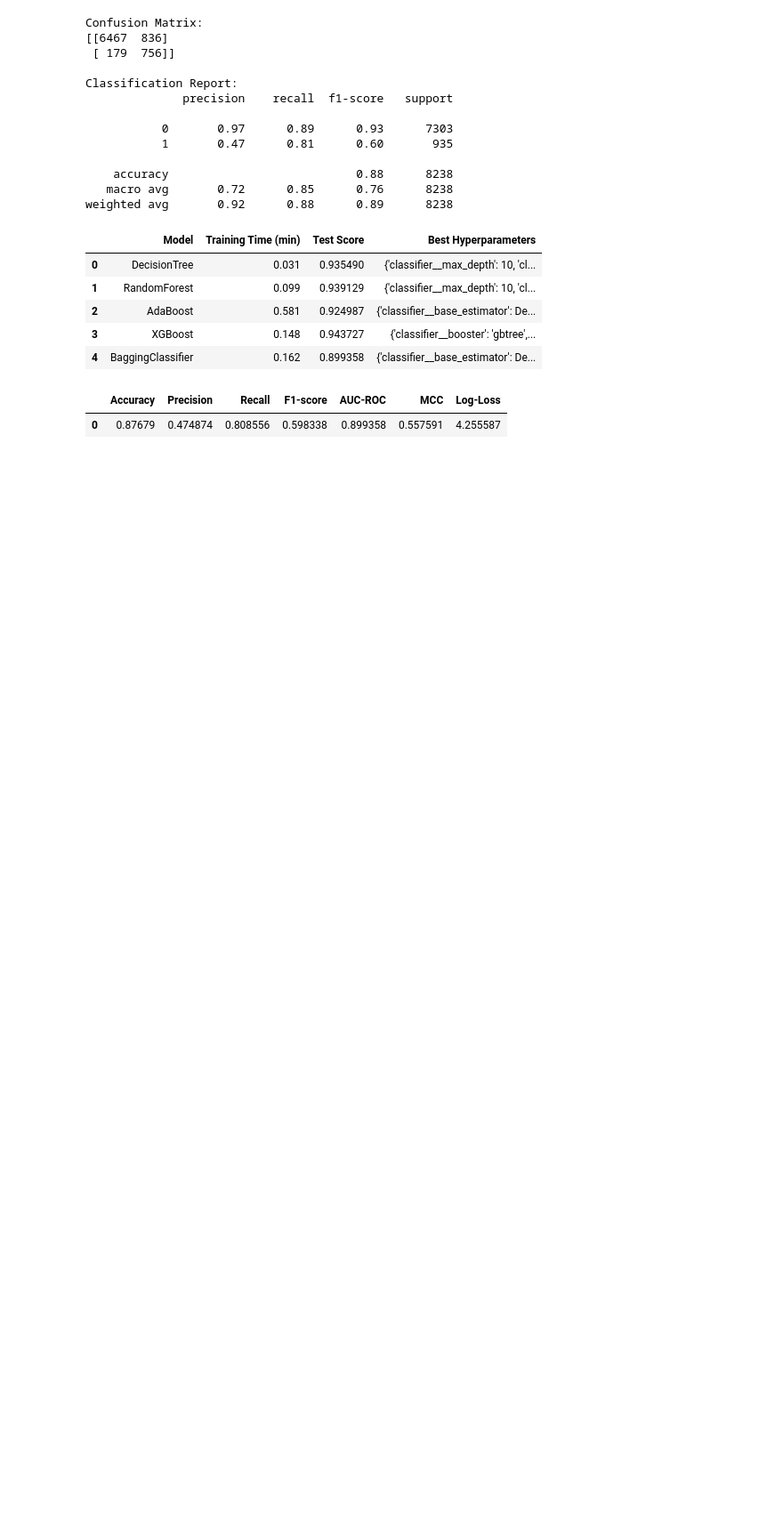
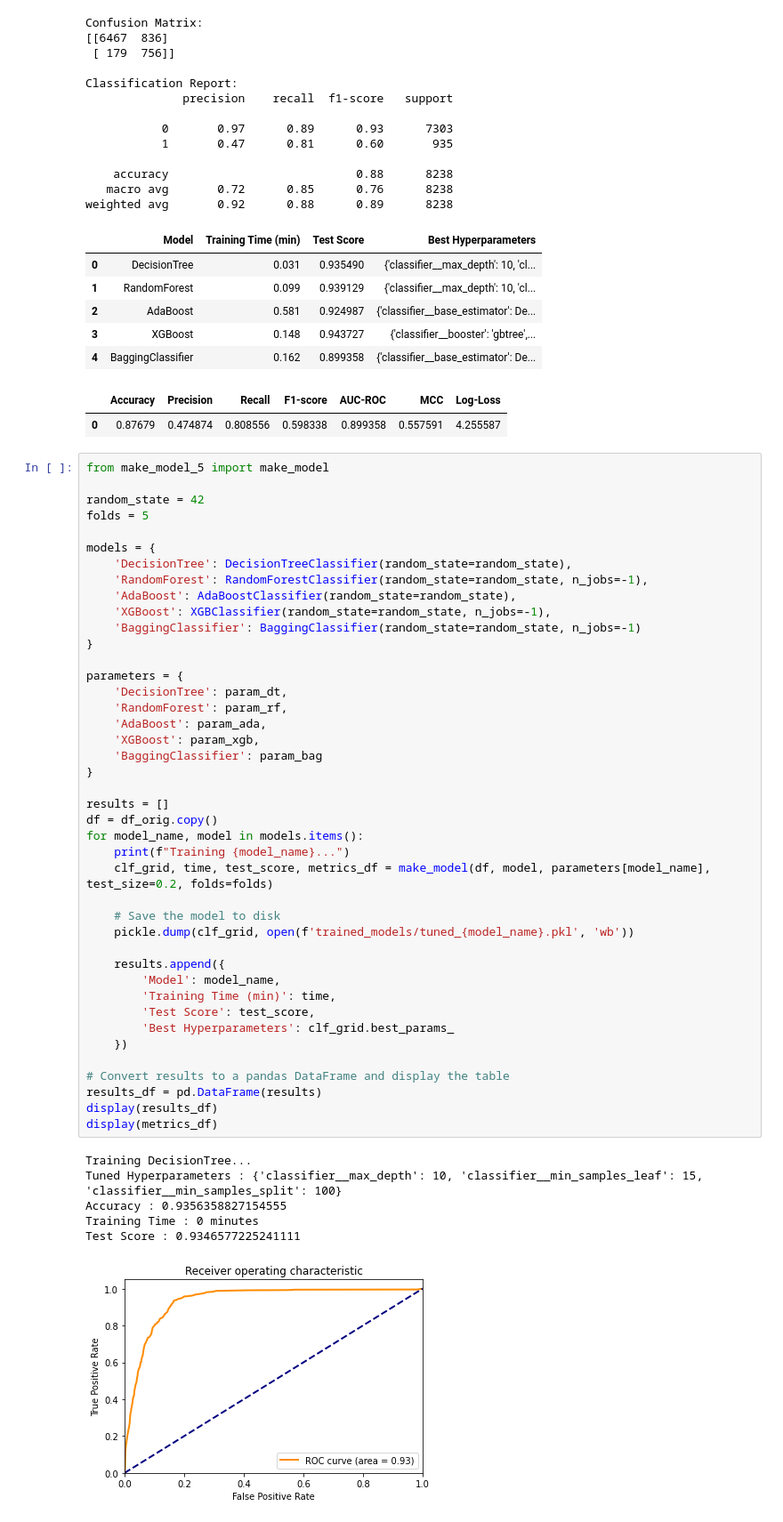
Before and after one commit to gitkym/uvs_bank_marketing_project, a Jupyter notebook: decision_trees.ipynb, the cells around one changed output. Shown at 89% size. Cells and saved outputs as stored; diff of their text form; blank space fills up the shorter version.

```diff
--- a/decision_trees.ipynb
+++ b/decision_trees.ipynb
@@ -430,3 +430,52 @@ weighted avg       0.92      0.88      0.89      8238
 | 4 | BaggingClassifier | 0.162 | 0.899358 | {'classifier__base_estimator': De... |
 |  | Accuracy | Precision | Recall | F1-score | AUC-ROC | MCC | Log-Loss |
 | 0 | 0.87679 | 0.474874 | 0.808556 | 0.598338 | 0.899358 | 0.557591 | 4.255587 |
+# %%
+from make_model_5 import make_model
+
+random_state = 42
+folds = 5
+
+models = {
+    'DecisionTree': DecisionTreeClassifier(random_state=random_state),
+    'RandomForest': RandomForestClassifier(random_state=random_state, n_jobs=-1),
+    'AdaBoost': AdaBoostClassifier(random_state=random_state),
+    'XGBoost': XGBClassifier(random_state=random_state, n_jobs=-1),
+    'BaggingClassifier': BaggingClassifier(random_state=random_state, n_jobs=-1)
+}
+
+parameters = {
+    'DecisionTree': param_dt,
+    'RandomForest': param_rf,
+    'AdaBoost': param_ada,
+    'XGBoost': param_xgb,
+    'BaggingClassifier': param_bag
+}
+
+results = []
+df = df_orig.copy()
+for model_name, model in models.items():
+    print(f"Training {model_name}...")
+    clf_grid, time, test_score, metrics_df = make_model(df, model, parameters[model_name], test_size=0.2, folds=folds)
+
+    # Save the model to disk
+    pickle.dump(clf_grid, open(f'trained_models/tuned_{model_name}.pkl', 'wb'))
+
+    results.append({
+        'Model': model_name,
+        'Training Time (min)': time,
+        'Test Score': test_score,
+        'Best Hyperparameters': clf_grid.best_params_
+    })
+
+# Convert results to a pandas DataFrame and display the table
+results_df = pd.DataFrame(results)
+display(results_df)
+display(metrics_df)
+# %% [output]
+Training DecisionTree...
+Tuned Hyperparameters : {'classifier__max_depth': 10, 'classifier__min_samples_leaf': 15, 'classifier__min_samples_split': 100}
+Accuracy : 0.9356358827154555
+Training Time : 0 minutes
+Test Score : 0.9346577225241111
+[figure, added]
```
Also changed, not shown: parts of 1 cell of this notebook, 7 other files.
